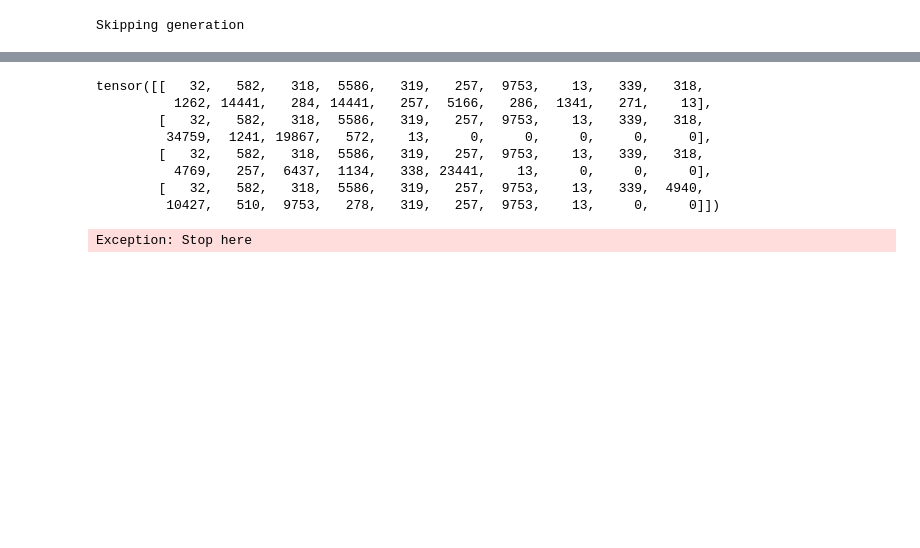
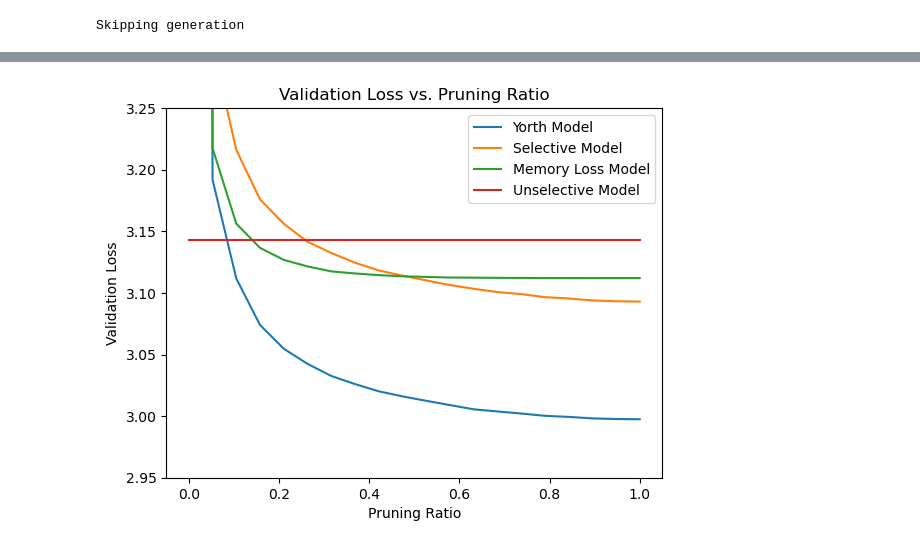
Before and after one commit to andrew-healey/context-compression, a Jupyter notebook: test-trained-model.ipynb, the cells around one changed output, grey strips where cells are left out. Saved outputs shown, nothing was run; the diff lists cells and outputs as text; code cells hidden in the pictures; blank space fills up the shorter version.

Commit message:
plot pruning ratio vs. loss for diff models

```diff
--- a/test-trained-model.ipynb
+++ b/test-trained-model.ipynb
@@ -120,30 +215,32 @@ RuntimeError: shape '[1, 1024, 1024]' is invalid for input of size 1024
-# %%
-from context_compression.hellaswag import render_example, iterate_examples
-from context_compression.data import get_most_likely_row
-
-num_correct_norm = 0
-num_total = 0
-for i, example in tqdm(enumerate(iterate_examples("val")), total=10042):
-    # render the example into tokens and labels
-    _, tokens, mask, label = render_example(example)
-    tokens = tokens.to(device)
-    mask = mask.to(device)
-    # get the logits
-    with torch.no_grad():
-        with torch.autocast(device_type=device_type, dtype=torch.bfloat16):
-            logits, loss = model(tokens)
-        pred_norm = get_most_likely_row(tokens, mask, logits)
-    num_total += 1
-    num_correct_norm += int(pred_norm == label)
-acc_norm = num_correct_norm / num_total
-print(f"HellaSwag accuracy: {num_correct_norm}/{num_total}={acc_norm:.4f}")
-# %% [output]
-tensor([[   32,   582,   318,  5586,   319,   257,  9753,    13,   339,   318,
-          1262, 14441,   284, 14441,   257,  5166,   286,  1341,   271,    13],
-        [   32,   582,   318,  5586,   319,   257,  9753,    13,   339,   318,
-         34759,  1241, 19867,   572,    13,     0,     0,     0,     0,     0],
-        [   32,   582,   318,  5586,   319,   257,  9753,    13,   339,   318,
-          4769,   257,  6437,  1134,   338, 23441,    13,     0,     0,     0],
-        [   32,   582,   318,  5586,   319,   257,  9753,    13,   339,  4940,
-         10427,   510,  9753,   278,   319,   257,  9753,    13,     0,     0]])
-Exception: Stop here
+# %%
+config = GPTConfig(attention_kind=AttentionKind.SELECTIVE, for_inference=True, vocab_size=50304)
+ckpt_path = "/root/.cache/huggingface/hub/models--Yorth--selective1/snapshots/1d3d987c90be4b8d6f58de60749ba5823f0ecd29/model.pt"
+yorth_ratios, yorth_losses = get_validation_loss_at_diff_ratios(config, ckpt_path)
+
+config = GPTConfig(attention_kind=AttentionKind.SELECTIVE, for_inference=True, vocab_size=50304)
+ckpt_path = "/workspace/context-compression/selective_run_0_continued/model_09999.pt"
+selective_ratios, selective_losses = get_validation_loss_at_diff_ratios(config, ckpt_path)
+
+config = GPTConfig(attention_kind=AttentionKind.SELECTIVE, for_inference=True, vocab_size=50304)
+ckpt_path = "/workspace/context-compression/memory_loss_run_0/model_09999.pt"
+memory_loss_ratios, memory_loss_losses = get_validation_loss_at_diff_ratios(config, ckpt_path)
+
+config = GPTConfig(attention_kind=AttentionKind.SELF, for_inference=True, vocab_size=50304)
+ckpt_path = "/workspace/context-compression/unselective_run_0/model_09999.pt"
+unselective_ratios, unselective_losses = get_validation_loss_at_diff_ratios(config, ckpt_path)
+# %%
+import matplotlib.pyplot as plt
+
+
+plt.plot(yorth_ratios, yorth_losses, label='Yorth Model')
+plt.plot(selective_ratios, selective_losses, label='Selective Model')
+plt.plot(memory_loss_ratios, memory_loss_losses, label='Memory Loss Model')
+plt.plot(unselective_ratios, unselective_losses, label='Unselective Model')
+plt.ylim(2.95, 3.25)
+plt.title("Validation Loss vs. Pruning Ratio")
+plt.xlabel("Pruning Ratio")
+plt.ylabel("Validation Loss")
+plt.legend()
+plt.show()
+# %% [output]
+[figure, added]
```
Also changed, not shown: parts of 5 cells of this notebook, 2 other files.
